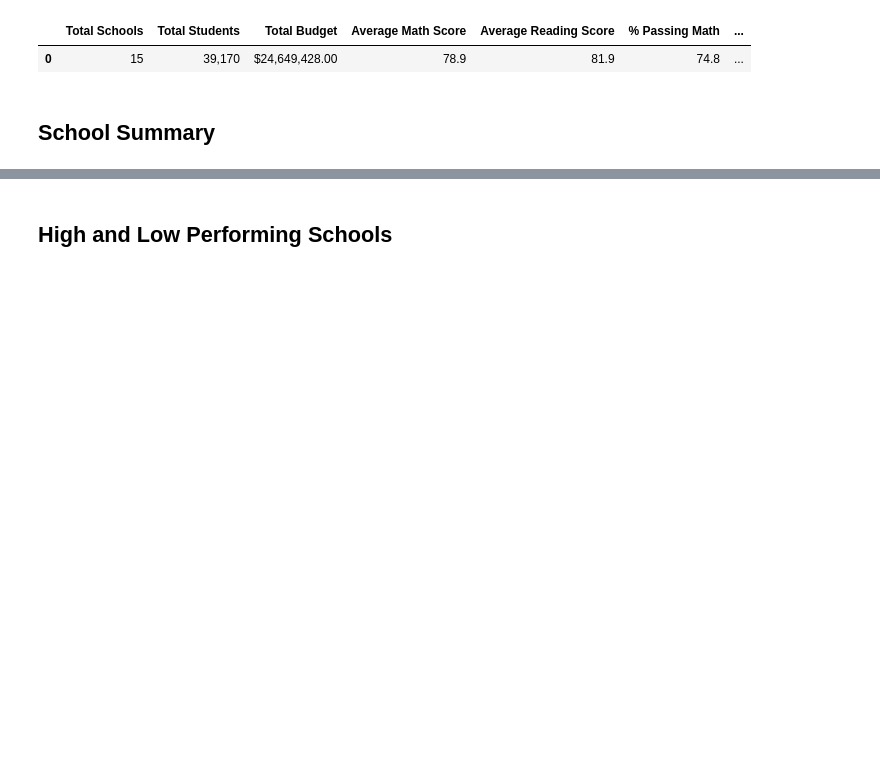
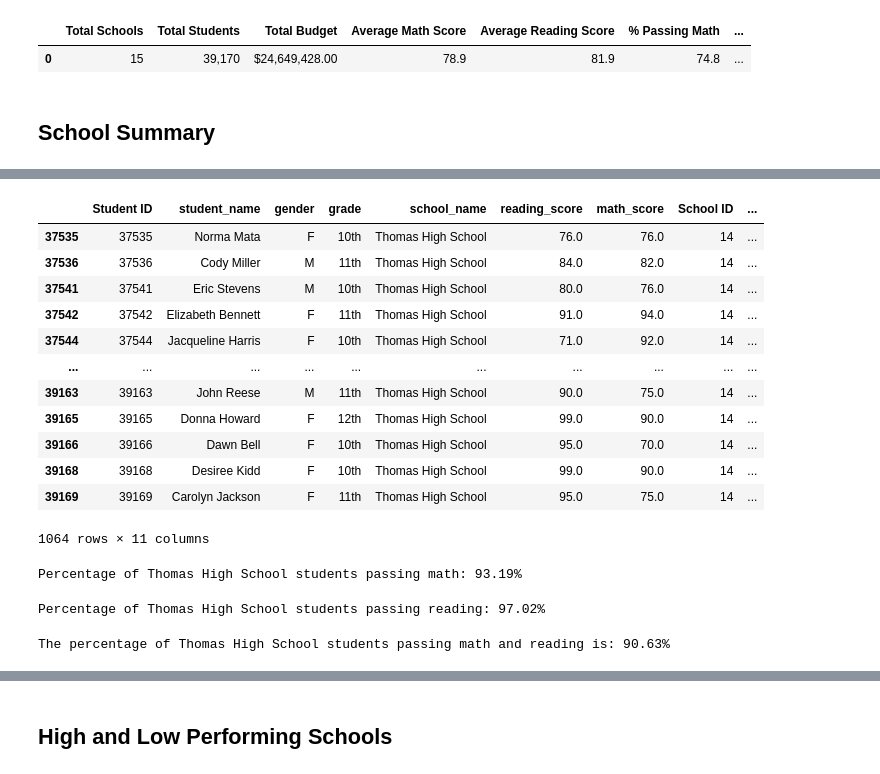
Before and after one commit to GFAmsterdam/School_District_Analysis, a Jupyter notebook: PyCitySchools_Challenge_starter_code.ipynb, the cells around one changed output, grey strips where cells are left out. Drawn from its saved outputs; the diff is of its cells as text; code cells hidden in the pictures; blank space fills up the shorter version.

```diff
--- a/PyCitySchools_Challenge_starter_code.ipynb
+++ b/PyCitySchools_Challenge_starter_code.ipynb
@@ -316,2 +403,18 @@ per_school_summary_df
 # %%
-# Step 7. Get all the students passing reading from THS
+# Step 8. Get all the students passing math and reading from THS
+THS_passing_math_reading = school_data_complete_df.loc[(school_data_complete_df["school_name"] == 'Thomas High School') & (school_data_complete_df["math_score"] >= 70) & (school_data_complete_df["reading_score"] >=70)]
+THS_passing_math_reading
+# %% [output]
+|  | Student ID | student_name | gender | grade | school_name | reading_score | math_score | School ID | ... |
+| 37535 | 37535 | Norma Mata | F | 10th | Thomas High School | 76.0 | 76.0 | 14 | ... |
+| 37536 | 37536 | Cody Miller | M | 11th | Thomas High School | 84.0 | 82.0 | 14 | ... |
+| 37541 | 37541 | Eric Stevens | M | 10th | Thomas High School | 80.0 | 76.0 | 14 | ... |
+| 37542 | 37542 | Elizabeth Bennett | F | 11th | Thomas High School | 91.0 | 94.0 | 14 | ... |
+| 37544 | 37544 | Jacqueline Harris | F | 10th | Thomas High School | 71.0 | 92.0 | 14 | ... |
+| ... | ... | ... | ... | ... | ... | ... | ... | ... | ... |
+| 39163 | 39163 | John Reese | M | 11th | Thomas High School | 90.0 | 75.0 | 14 | ... |
+| 39165 | 39165 | Donna Howard | F | 12th | Thomas High School | 99.0 | 90.0 | 14 | ... |
+| 39166 | 39166 | Dawn Bell | F | 10th | Thomas High School | 95.0 | 70.0 | 14 | ... |
+| 39168 | 39168 | Desiree Kidd | F | 10th | Thomas High School | 99.0 | 90.0 | 14 | ... |
+| 39169 | 39169 | Carolyn Jackson | F | 11th | Thomas High School | 95.0 | 75.0 | 14 | ... |
+1064 rows × 11 columns
@@ -320,6 +421,31 @@ per_school_summary_df
 # %%
 # Step 9. Calculate the percentage of 10th-12th grade students passing math from Thomas High School.
+THS_passing_math_count = THS_passing_math["Student ID"].count()
+THS_passing_math_count
+
+#THS_Students_10_12
+
+THS_passing_math_percentage = THS_passing_math_count / THS_Students_10_12 *100
+print(f"Percentage of Thomas High School students passing math: {THS_passing_math_percentage:.2f}%")
+# %% [output]
+Percentage of Thomas High School students passing math: 93.19%
 # %%
 # Step 10. Calculate the percentage of 10th-12th grade students passing reading from Thomas High School.
+THS_passing_reading_count = THS_passing_reading["Student ID"].count()
+THS_passing_reading_count
+
+#THS_Students_10_12
+
+THS_passing_reading_percentage = THS_passing_reading_count / THS_Students_10_12 *100
+print(f"Percentage of Thomas High School students passing reading: {THS_passing_reading_percentage:.2f}%")
+# %% [output]
+Percentage of Thomas High School students passing reading: 97.02%
 # %%
 # Step 11. Calculate the overall passing percentage of 10th-12th grade from Thomas High School.
+THS_overall_passing_count = (THS_passing_math_reading["Student ID"]).count()
+THS_overall_passing_count
+
+THS_overall_passing_percentage = THS_overall_passing_count / THS_Students_10_12 *100
+print(f"The percentage of Thomas High School students passing math and reading is: {THS_overall_passing_percentage:.2f}%")
+# %% [output]
+The percentage of Thomas High School students passing math and reading is: 90.63%
```
Also changed, not shown: parts of 54 cells of this notebook.
